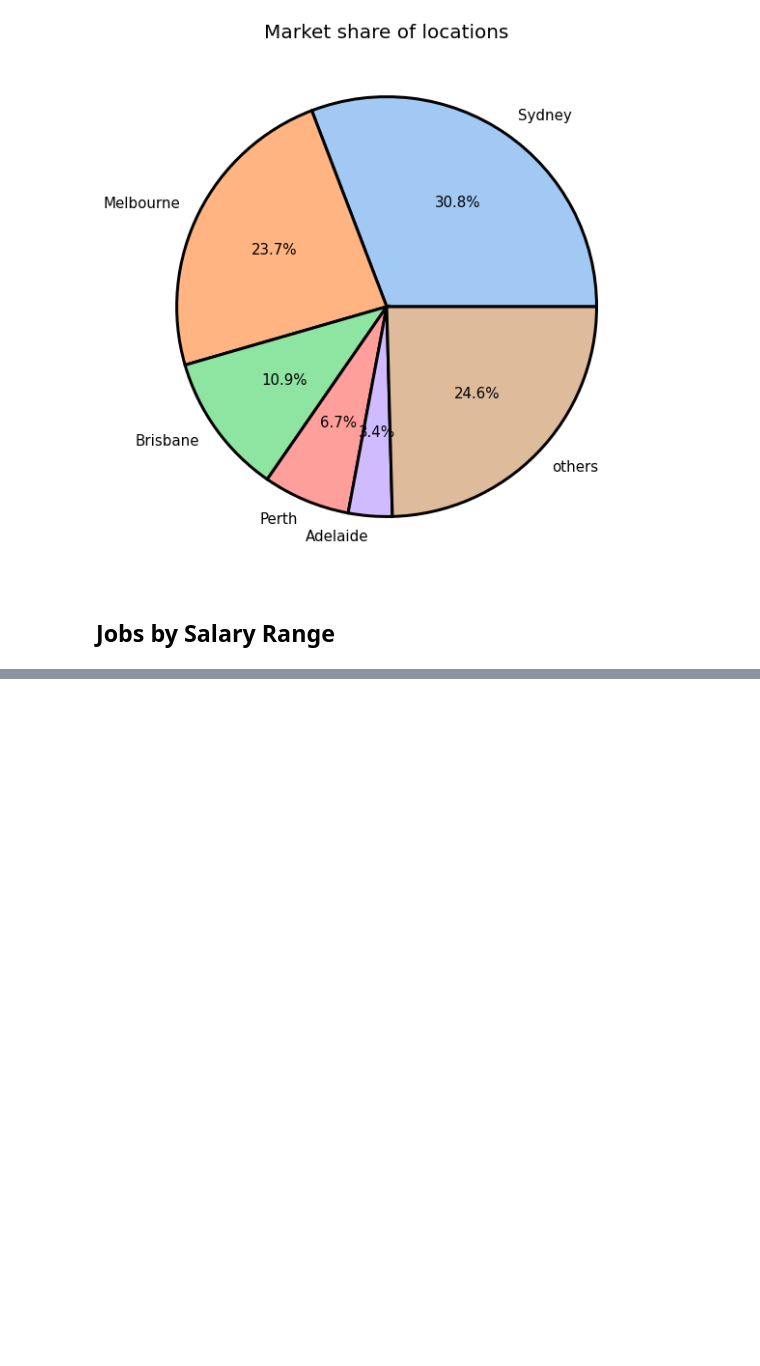
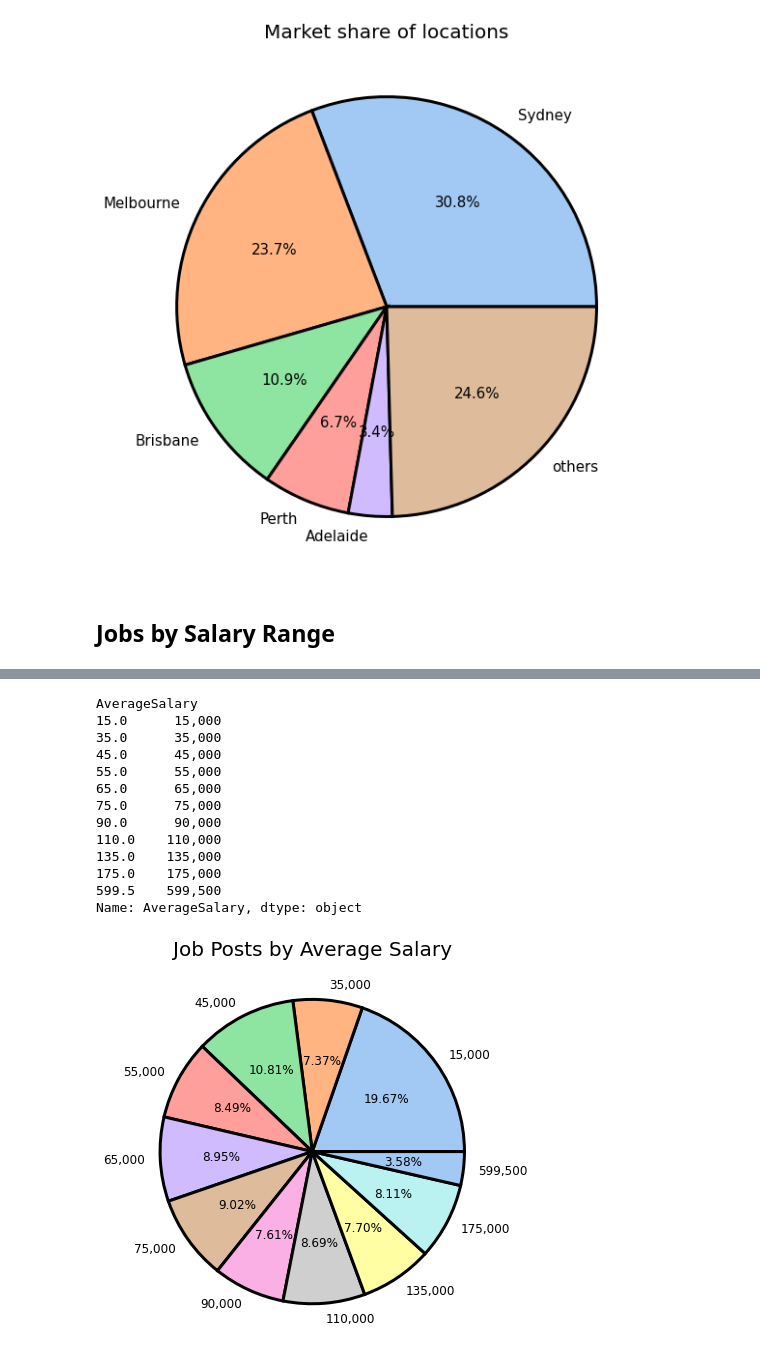
Before and after one commit to zacjensen/3803ICT-Assignment, a Jupyter notebook: 2.1). Job Attributes.ipynb, the cells around one changed output, grey strips where cells are left out. Drawn from its saved outputs; the diff is of its cells as text; code cells hidden in the pictures; blank space fills up the shorter version.

```diff
--- a/2.1). Job Attributes.ipynb
+++ b/2.1). Job Attributes.ipynb
@@ -106,0 +107,37 @@ Text(0.5, 1.0, 'Job Posts by Highest Salary')
+# %%
+# Create a new column for the average salary and visualise it
+df = df.assign(AverageSalary = lambda row: (row.LowestSalary + row.HighestSalary) / 2)
+df.head()
+
+#Group by average salary and count the numbers
+averageSalaryDf = df.groupby('AverageSalary').count()
+averageSalaryDf['AverageSalary'] = (averageSalaryDf.index*1000).astype(float).map('{:,.0f}'.format)
+averageSalaryDf['Count'] = averageSalaryDf["Id"]
+averageSalaryDf
+
+labels = averageSalaryDf["AverageSalary"]
+# labels = df.assign(AverageSalary = lambda row: row.AverageSalary)
+print(labels)
+
+colors = sns.color_palette('pastel')
+fig = plt.figure(figsize=(15, 15))
+plt.subplot(121)
+plt.pie(data=averageSalaryDf, x=averageSalaryDf.Id, labels=labels, colors=colors, autopct='%0.2f%%',
+       wedgeprops={'edgecolor':'black','linewidth':3}, textprops={'fontsize': 12})
+
+plt.title("Job Posts by Average Salary", size=20);
+# %% [output]
+AverageSalary
+15.0      15,000
+35.0      35,000
+45.0      45,000
+55.0      55,000
+65.0      65,000
+75.0      75,000
+90.0      90,000
+110.0    110,000
+135.0    135,000
+175.0    175,000
+599.5    599,500
+Name: AverageSalary, dtype: object
+[figure, added]
```
Also changed, not shown: parts of 5 cells of this notebook, 12 other files.
